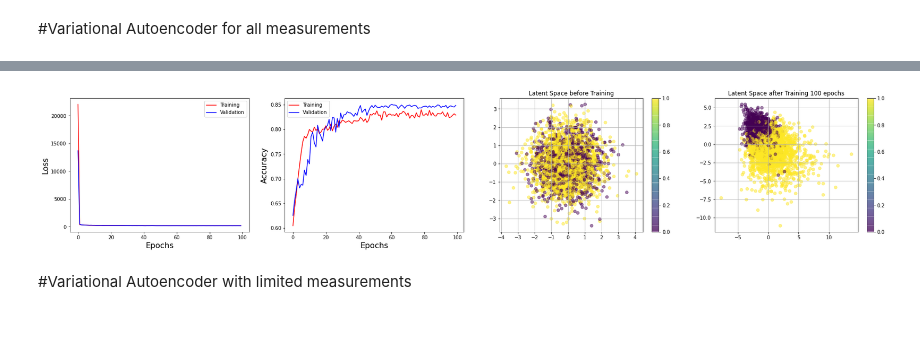
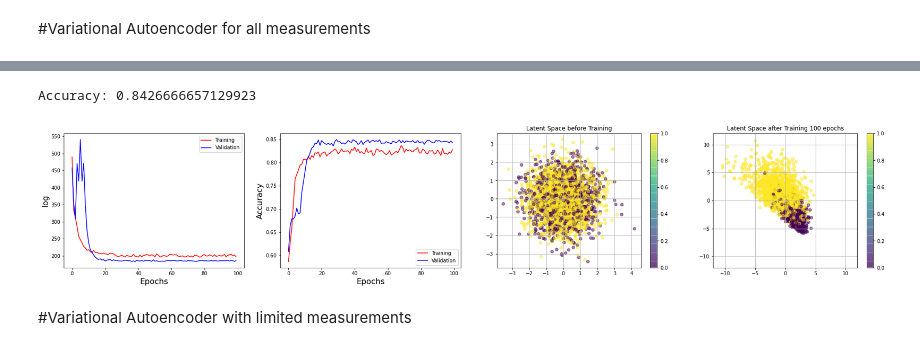
Before and after one commit to nahumsa/Entanglement-VAE, a Jupyter notebook: VAE Entanglement Witness.ipynb, the cells around one changed output, grey strips where cells are left out. Drawn from its saved outputs; the diff is of its cells as text; code cells hidden in the pictures.

```diff
--- a/VAE Entanglement Witness.ipynb
+++ b/VAE Entanglement Witness.ipynb
@@ -177,8 +202,8 @@ from Models.ENT_VAE import EntanglementSoftmax
 
 #Parameters
 input_dimension = (X_train.shape[1],)
-encoder_dense = [512,256]
-decoder_dense = [256, 512, 2]
+encoder_dense = [512,256,128,52]
+decoder_dense = [52,128,256, 512, 2]
 batch_norm = True
 dropout = True
 ZDIM = 2
@@ -241,38 +266,44 @@ loss = history.history['loss']
 val_loss = history.history['val_loss']
 accuracy = history.history['acc']
 val_accuracy = history.history['val_acc']
+
+print(f'Accuracy: {val_accuracy[-1]}')
 
 #Epochs
 epochs = np.arange(INITIAL_EPOCH, EPOCHS, 1)
 
 fig, (ax1, ax2, ax3, ax4) = plt.subplots(1, 4, figsize=(30,5))
 
 
 ax1.plot(epochs, loss, 'r', label='Training')
 ax1.plot(epochs, val_loss, 'b', label='Validation')
 ax1.set_xlabel('Epochs', size=16)
 ax1.set_ylabel('Loss', size=16)
+ax1.set_ylabel('log')
 ax1.legend()
 
 ax2.plot(epochs, accuracy, 'r', label='Training')
 ax2.plot(epochs, val_accuracy, 'b', label='Validation')
 ax2.set_xlabel('Epochs', size=16)
 ax2.set_ylabel('Accuracy', size=16)
 ax2.legend()
 
 ims = ax3.scatter(z_mu_b[:, 0], z_mu_b[:, 1], alpha=0.5, c=Y_test)
 ax3.set_title(f'Latent Space before Training')
 ax3.grid()
 plt.colorbar(ims, ax=ax3)
 
 z_mu = bvae.encoder.predict(X_test)
 ims = ax4.scatter(z_mu[:, 0], z_mu[:, 1], alpha=0.5, c=Y_test)
 ax4.set_title(f'Latent Space after Training {EPOCHS} epochs')
+ax4.set_ylim(-12,12)
+ax4.set_xlim(-12,12)
 ax4.grid()
 plt.colorbar(ims, ax=ax4)
 plt.show()
 # %% [output]
+Accuracy: 0.8426666657129923
-[figure, old version]
+[figure, new version]
 # %% [markdown]
 #Variational Autoencoder with limited measurements
 # %% [markdown]
```
Also changed, not shown: parts of 15 cells of this notebook.
